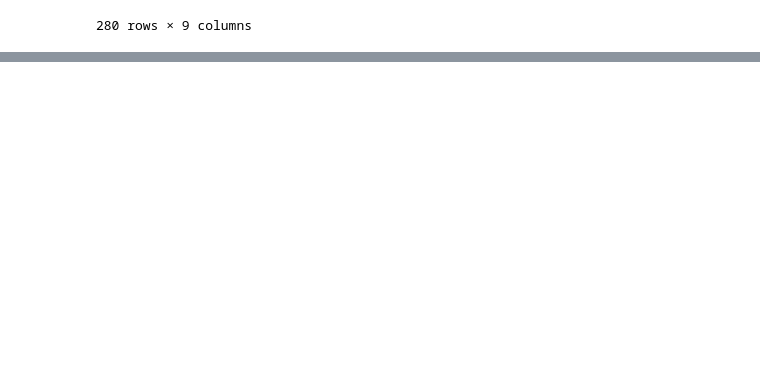
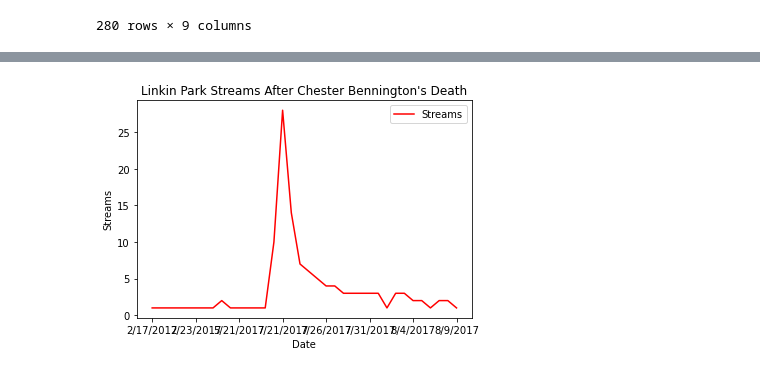
Before and after one commit to JoeKell/SpotifySongAnalysisProject, a Jupyter notebook: 2017DailyUSDF.ipynb, the cells around one changed output, grey strips where cells are left out. Cells and saved outputs as stored; diff of their text form; code cells hidden in the pictures; blank space fills up the shorter version.

```diff
--- a/2017DailyUSDF.ipynb
+++ b/2017DailyUSDF.ipynb
@@ -90,0 +151,3 @@ drop_columns_df
+# %%
+chester_bennington_df = drop_columns_df.loc[drop_columns_df["Name"] == "Chester Bennington",:]
+chester_bennington_df.head()
@@ -90,0 +172,11 @@ drop_columns_df
+# %%
+linkinpark = chester_bennington_df.groupby("Date")
+linkinpark_streams = pd.DataFrame(linkinpark["Streams"].count())
+
+linkinpark_chart = linkinpark_streams.plot(kind='line', title="Linkin Park Streams After Chester Bennington's Death", color="red")
+linkinpark_chart.set_xlabel("Date")
+linkinpark_chart.set_ylabel("Streams")
+
+plt.show()
+# %% [output]
+[figure, added]
```
Also changed, not shown: parts of 20 cells of this notebook.
